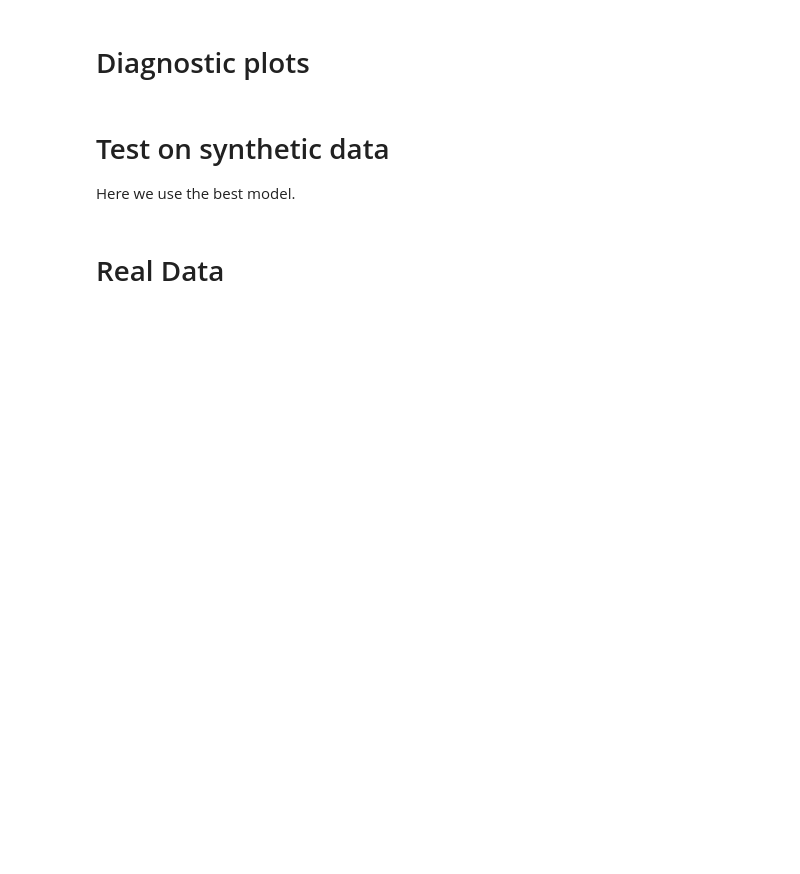
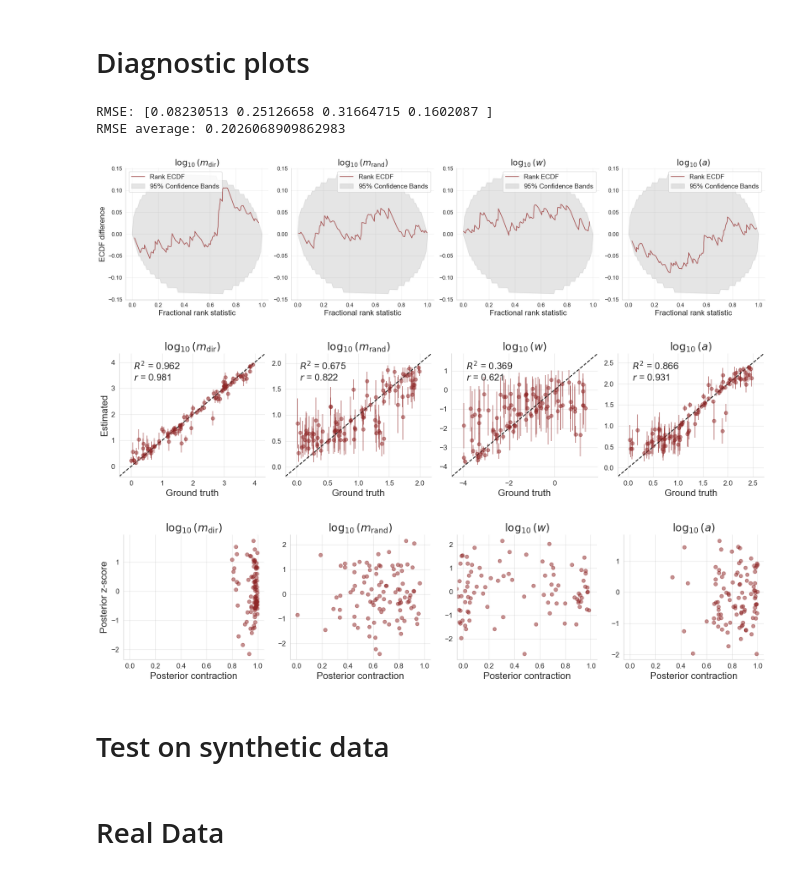
Before and after one commit to arrjon/CellMigration, a Jupyter notebook: experiments/cell_migration_bayesflow.ipynb, the cells around one changed output. Cells and saved outputs as stored; diff of their text form; code cells hidden in the pictures; blank space fills up the shorter version.

Commit message:
add ensemble test

```diff
--- a/experiments/cell_migration_bayesflow.ipynb
+++ b/experiments/cell_migration_bayesflow.ipynb
@@ -193,5 +202,5 @@ print('Mean and std of parameters:', p_mean, p_std)
 # %%
-model_id = 0  # best: 0, ensemble: 3, only summary: 10
+model_id = 3 # best: 0, ensemble: 3, only summary: 10
 trainer = load_model(
     model_id=model_id,
     x_mean=x_mean,
@@ -235,24 +254,26 @@ valid_data_config = trainer.configurator(valid_data)
 # %%
 if model_id != 10:
     posterior_samples = trainer.amortizer.sample(valid_data_config, n_samples=1000)
     posterior_samples = posterior_samples * p_std + p_mean
-    if isinstance(valid_data_config, list):  # for ensemble
-        prior_draws = valid_data_config[0]["parameters"] * p_std + p_mean
-    else:
-        prior_draws = valid_data_config["parameters"] * p_std + p_mean
 
     print('RMSE:', compute_rmse(prior_draws, posterior_samples))
     print('RMSE average:', np.mean(compute_rmse(prior_draws, posterior_samples)))
 
     # model 0: 0.202
     # model 1: 0.196
     # model 2: 0.208
     # ensemble: 0.202
 
     bf.diagnostics.plot_sbc_ecdf(posterior_samples, prior_draws, difference=True, param_names=log_param_names);
     plt.savefig(f'{trainer.checkpoint_path}/sbc_ecdf.pdf')
 
     bf.diagnostics.plot_recovery(posterior_samples, prior_draws, param_names=log_param_names);
     plt.savefig(f'{trainer.checkpoint_path}/recovery.pdf')
 
     bf.diagnostics.plot_z_score_contraction(posterior_samples, prior_draws, param_names=log_param_names);
+# %% [output]
+RMSE: [0.08230513 0.25126658 0.31664715 0.1602087 ]
+RMSE average: 0.2026068909862983
+[figure, added]
+[figure, added]
+[figure, added]
@@ -341,8 +360,6 @@ plt.savefig(f'{trainer.checkpoint_path}/summary_space_umap.pdf')
 plt.show()
 # %% [markdown]
 # Test on synthetic data
-
-Here we use the best model.
 # %%
 # simulate test data
 for test_id in [0, 1, 2]:
```
Also changed, not shown: parts of 13 cells of this notebook, 8 other files.
